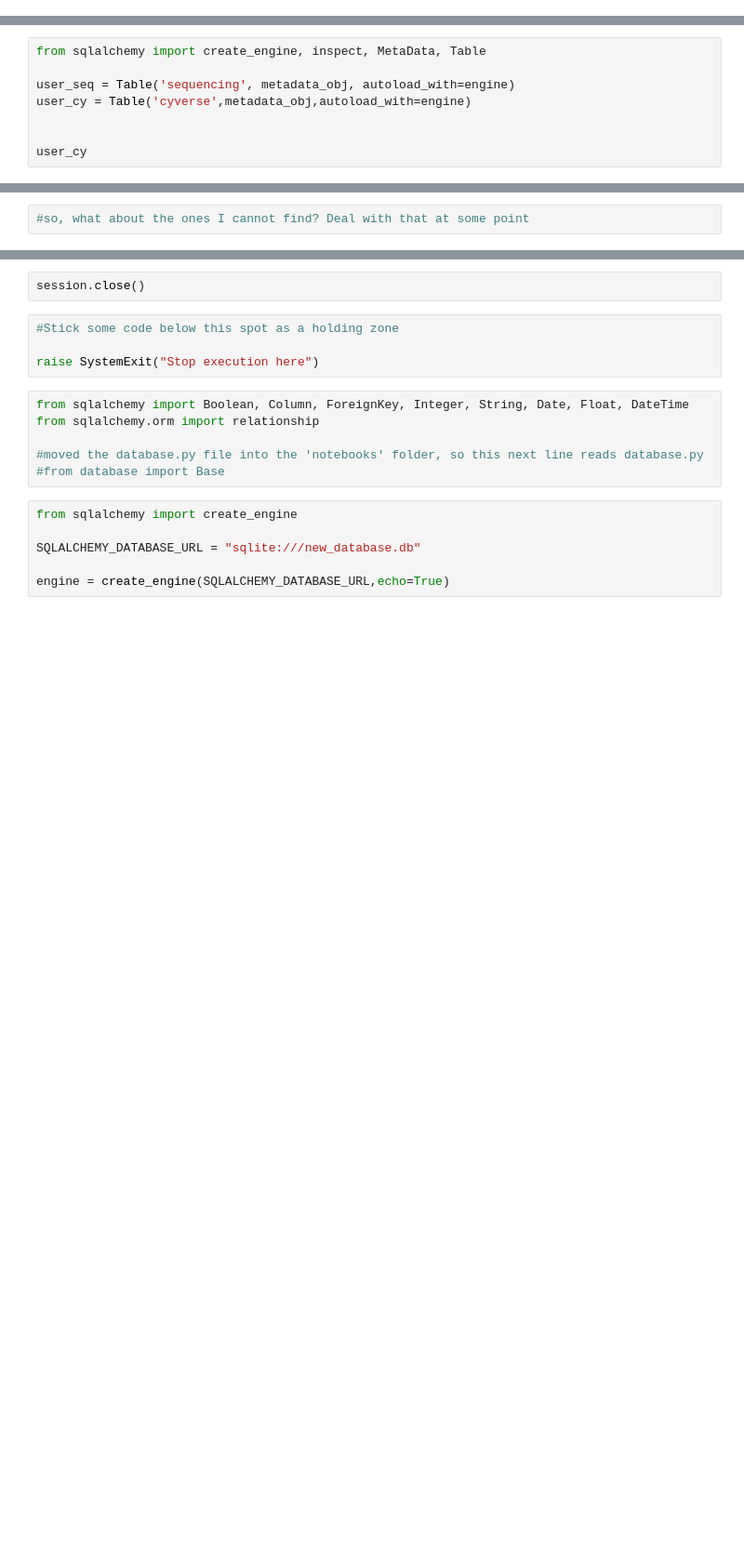
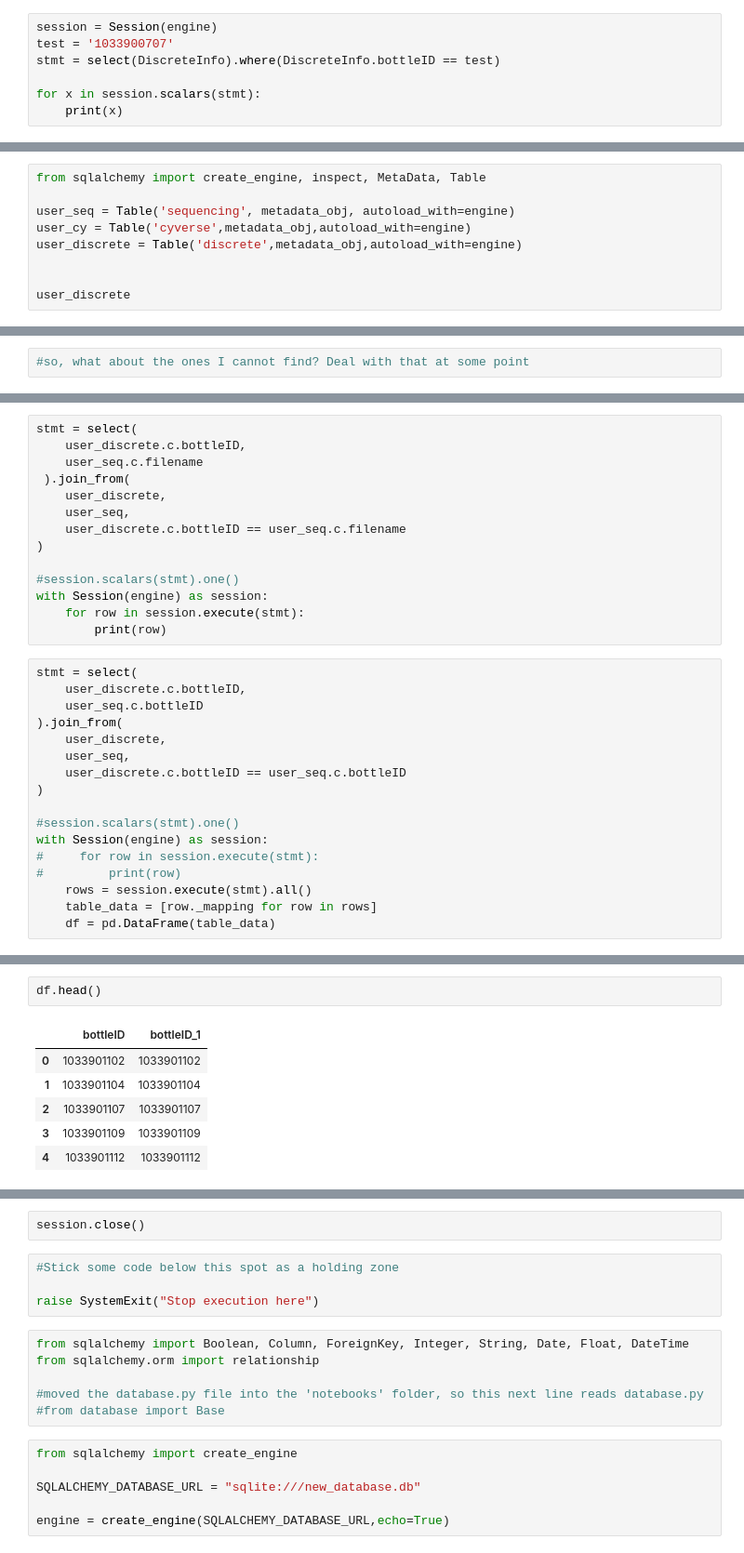
Before and after one commit to BIOS-SCOPE/SargassoDB, a Jupyter notebook: notebooks/movingAhead.ipynb, the cells around one changed output, grey strips where cells are left out. Shown at 93% size. Saved outputs shown, nothing was run; the diff lists cells and outputs as text; blank space fills up the shorter version.

```diff
--- a/notebooks/movingAhead.ipynb
+++ b/notebooks/movingAhead.ipynb
@@ -194,0 +208,7 @@ index(id=1, filename='lane1-s001-index--CTCTAGAG-CGTTACTA-147-0_S1_R1_001.fastq'
+# %%
+session = Session(engine)
+test = '1033900707'
+stmt = select(DiscreteInfo).where(DiscreteInfo.bottleID == test)
+
+for x in session.scalars(stmt):
+    print(x)
@@ -210,7 +238,8 @@ from sqlalchemy import create_engine, inspect, MetaData, Table
 
 user_seq = Table('sequencing', metadata_obj, autoload_with=engine)
 user_cy = Table('cyverse',metadata_obj,autoload_with=engine)
+user_discrete = Table('discrete',metadata_obj,autoload_with=engine)
 
 
-user_cy
+user_discrete
 # %% [output]
@@ -245,0 +289,31 @@ with Session(engine) as session:
+# %%
+stmt = select(
+    user_discrete.c.bottleID,
+    user_seq.c.filename
+ ).join_from(
+    user_discrete,
+    user_seq,
+    user_discrete.c.bottleID == user_seq.c.filename
+)
+
+#session.scalars(stmt).one()
+with Session(engine) as session:
+    for row in session.execute(stmt):
+        print(row)
+# %%
+stmt = select(
+    user_discrete.c.bottleID,
+    user_seq.c.bottleID
+).join_from(
+    user_discrete,
+    user_seq,
+    user_discrete.c.bottleID == user_seq.c.bottleID
+)
+
+#session.scalars(stmt).one()
+with Session(engine) as session:
+#     for row in session.execute(stmt):
+#         print(row)
+    rows = session.execute(stmt).all()
+    table_data = [row._mapping for row in rows]
+    df = pd.DataFrame(table_data)
@@ -245,0 +324,9 @@ with Session(engine) as session:
+# %%
+df.head()
+# %% [output]
+|  | bottleID | bottleID_1 |
+| 0 | 1033901102 | 1033901102 |
+| 1 | 1033901104 | 1033901104 |
+| 2 | 1033901107 | 1033901107 |
+| 3 | 1033901109 | 1033901109 |
+| 4 | 1033901112 | 1033901112 |
```
Also changed, not shown: parts of 23 cells of this notebook, 3 other files.
